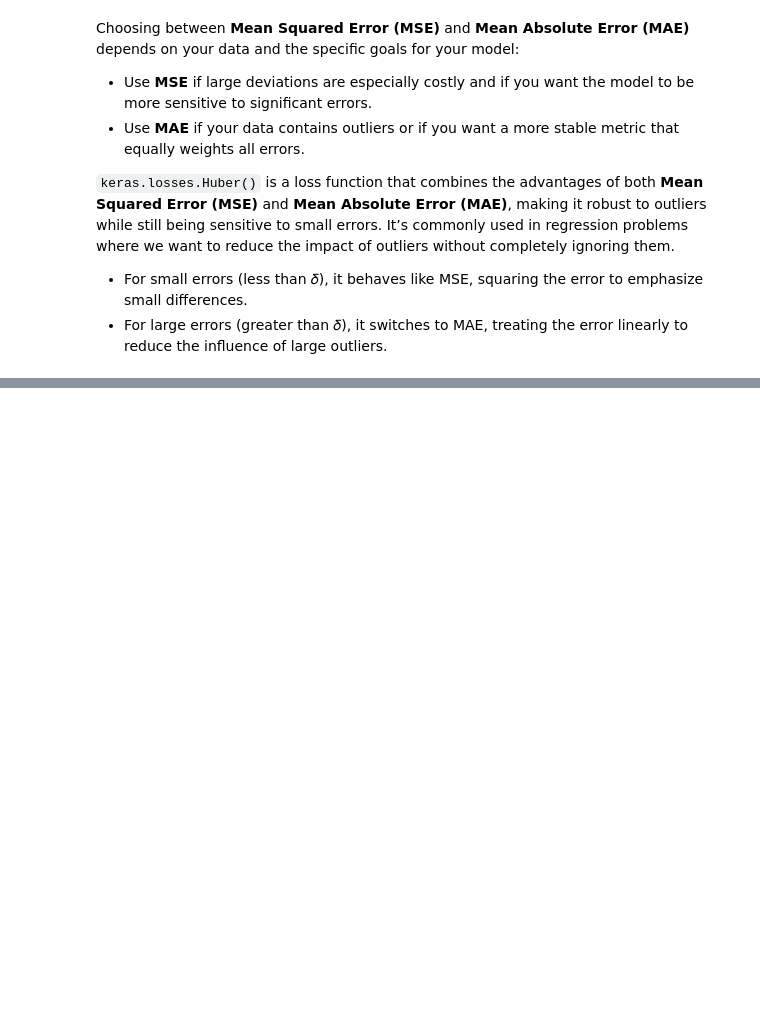
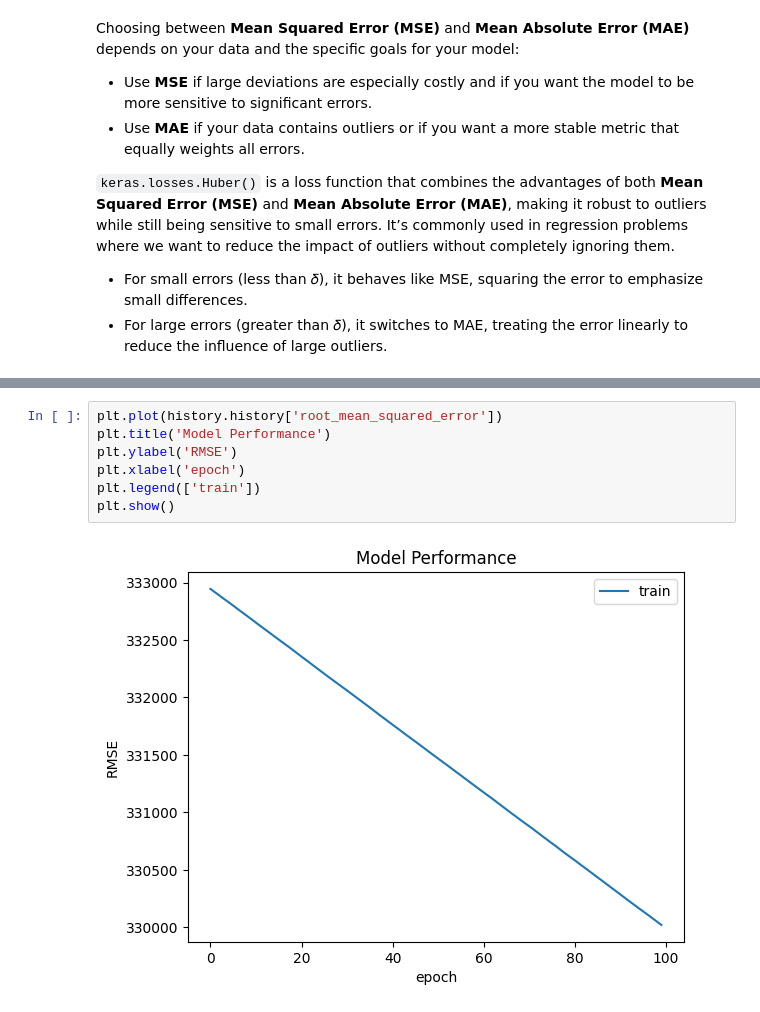
Before and after one commit to ImanNoferesti/TensorFlow_DeepDive, a Jupyter notebook: Car_Prices_Prediction_Neural_Networks.ipynb, the cells around one changed output, grey strips where cells are left out. Drawn from its saved outputs; the diff is of its cells as text; blank space fills up the shorter version.

```diff
--- a/Car_Prices_Prediction_Neural_Networks.ipynb
+++ b/Car_Prices_Prediction_Neural_Networks.ipynb
@@ -197,0 +374,9 @@ model.compile(loss = MeanSquaredError())
+# %%
+plt.plot(history.history['root_mean_squared_error'])
+plt.title('Model Performance')
+plt.ylabel('RMSE')
+plt.xlabel('epoch')
+plt.legend(['train'])
+plt.show()
+# %% [output]
+[figure, added]
```
Also changed, not shown: parts of 22 cells of this notebook.
